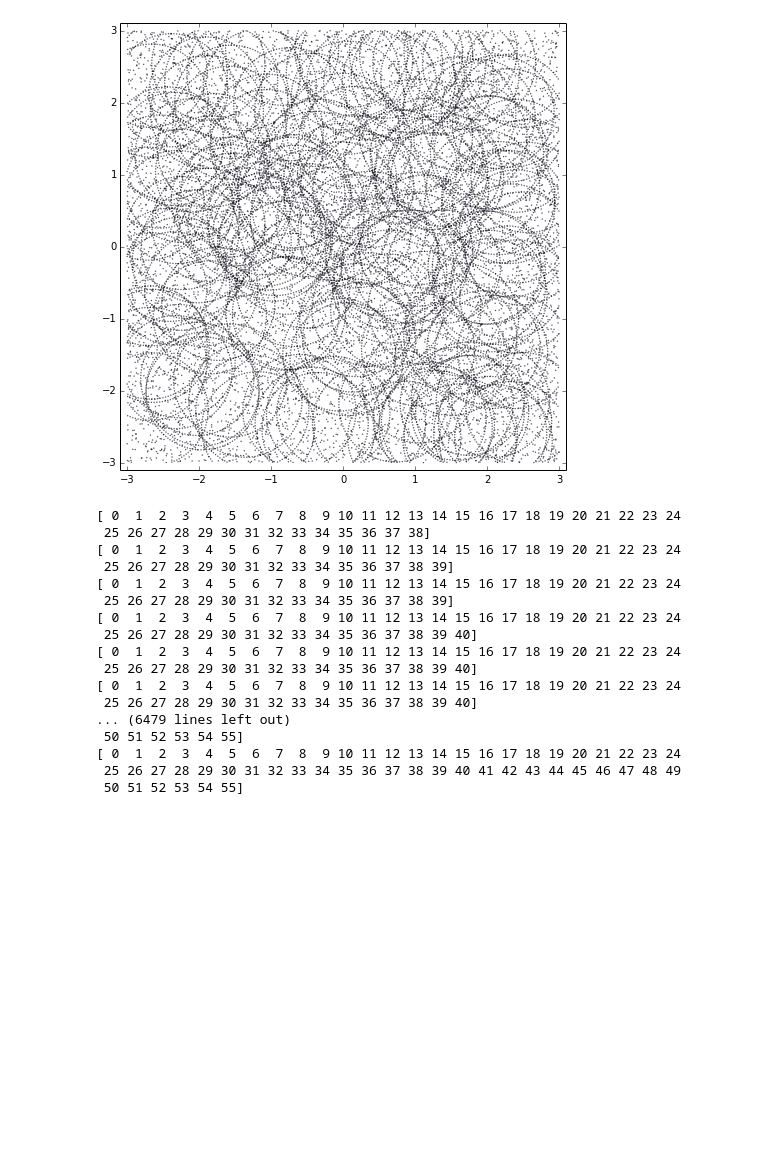
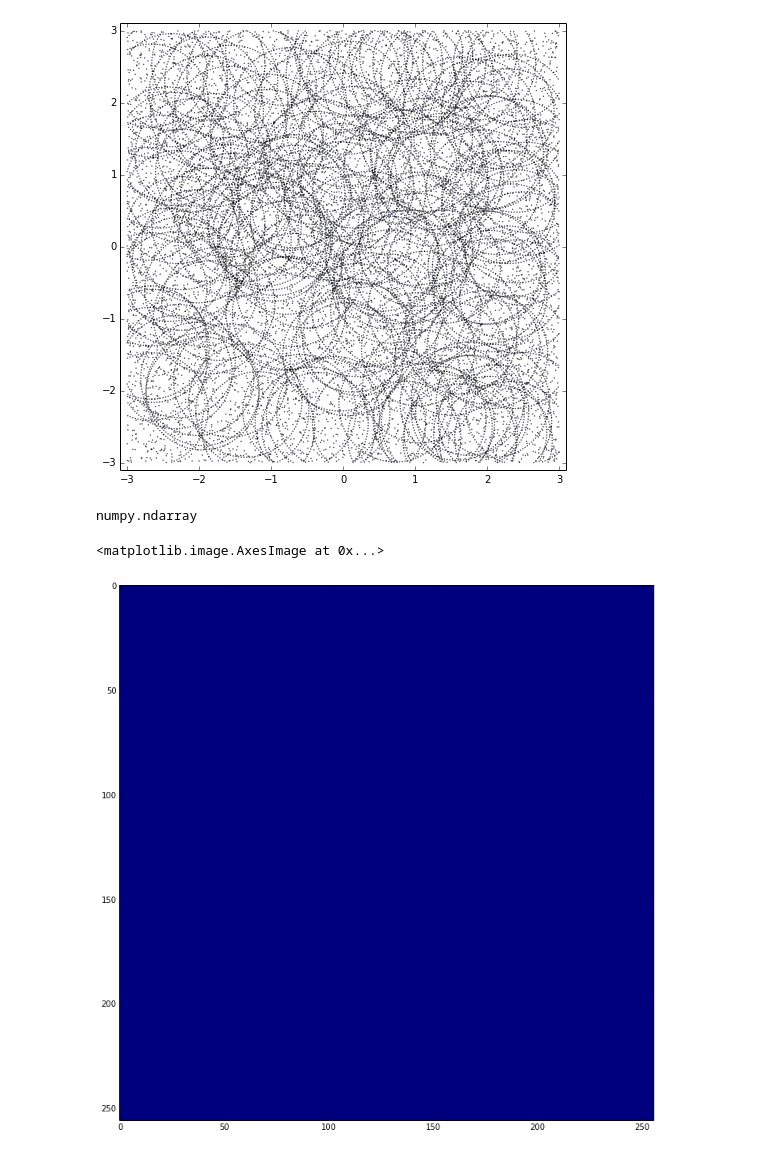
Before and after one commit to LinaPerez/PerezAngel_GarzonAlvarado_hw5, a Jupyter notebook: Diametro_circulos.ipynb, the cells around one changed output. Drawn from its saved outputs; the diff is of its cells as text; code cells hidden in the pictures; blank space fills up the shorter version.

```diff
--- a/Diametro_circulos.ipynb
+++ b/Diametro_circulos.ipynb
@@ -59,40 +59,26 @@ def crearMatriz(datos,pix):
     limiteY1=min(y)
     espaciadorX=np.absolute(limiteX-limiteX1)/pix
     espaciadorY=np.absolute(limiteY-limiteY1)/pix
-    listaX=[]
-    listaY=[]
-    contador=0
-    for i in range (0,pix):
-        listaX.append(limiteX1+(espaciadorX*contador))
-        listaY.append(limiteY1+(espaciadorY*contador))
-        contador+=1
     matriz=np.zeros((pix,pix))
-
-    for i in range (len(x)):
-        iX=where(listaX<=x[i])
-        iY=where(listaY<=y[i])
-        print iX[0]
-
-
-
+    for i in range(pix):
+        x1=limiteX+(espaciadorX*i)
+        x2=limiteX+(espaciadorX*(i+1))
+        for j in range(pix):
+            y1=limiteY+(espaciadorY*(j))
+            y2=limiteY+(espaciadorY*(j+1))
+            inds = where((x>=x1) & (x<x2) & (y>=y1) & (y<y2))
+            if(len(inds[0]) != 0):
+                matriz[(i,j)] = 1.0
     return matriz
-# %%
-crearMatriz(datos,64)
-# %% [output]
-[ 0  1  2  3  4  5  6  7  8  9 10 11 12 13 14 15 16 17 18 19 20 21 22 23 24
- 25 26 27 28 29 30 31 32 33 34 35 36 37 38]
-[ 0  1  2  3  4  5  6  7  8  9 10 11 12 13 14 15 16 17 18 19 20 21 22 23 24
- 25 26 27 28 29 30 31 32 33 34 35 36 37 38 39]
-[ 0  1  2  3  4  5  6  7  8  9 10 11 12 13 14 15 16 17 18 19 20 21 22 23 24
- 25 26 27 28 29 30 31 32 33 34 35 36 37 38 39]
-[ 0  1  2  3  4  5  6  7  8  9 10 11 12 13 14 15 16 17 18 19 20 21 22 23 24
- 25 26 27 28 29 30 31 32 33 34 35 36 37 38 39 40]
-[ 0  1  2  3  4  5  6  7  8  9 10 11 12 13 14 15 16 17 18 19 20 21 22 23 24
- 25 26 27 28 29 30 31 32 33 34 35 36 37 38 39 40]
-[ 0  1  2  3  4  5  6  7  8  9 10 11 12 13 14 15 16 17 18 19 20 21 22 23 24
- 25 26 27 28 29 30 31 32 33 34 35 36 37 38 39 40]
-... (6479 lines left out)
- 50 51 52 53 54 55]
-[ 0  1  2  3  4  5  6  7  8  9 10 11 12 13 14 15 16 17 18 19 20 21 22 23 24
- 25 26 27 28 29 30 31 32 33 34 35 36 37 38 39 40 41 42 43 44 45 46 47 48 49
- 50 51 52 53 54 55]
+# %%
+a=crearMatriz(datos,256)
+# %%
+type(a)
+# %% [output]
+numpy.ndarray
+# %%
+fig=figure(figsize=(12,12))
+imshow(a)
+# %% [output]
+<matplotlib.image.AxesImage at 0x...>
+[figure, added]
```
